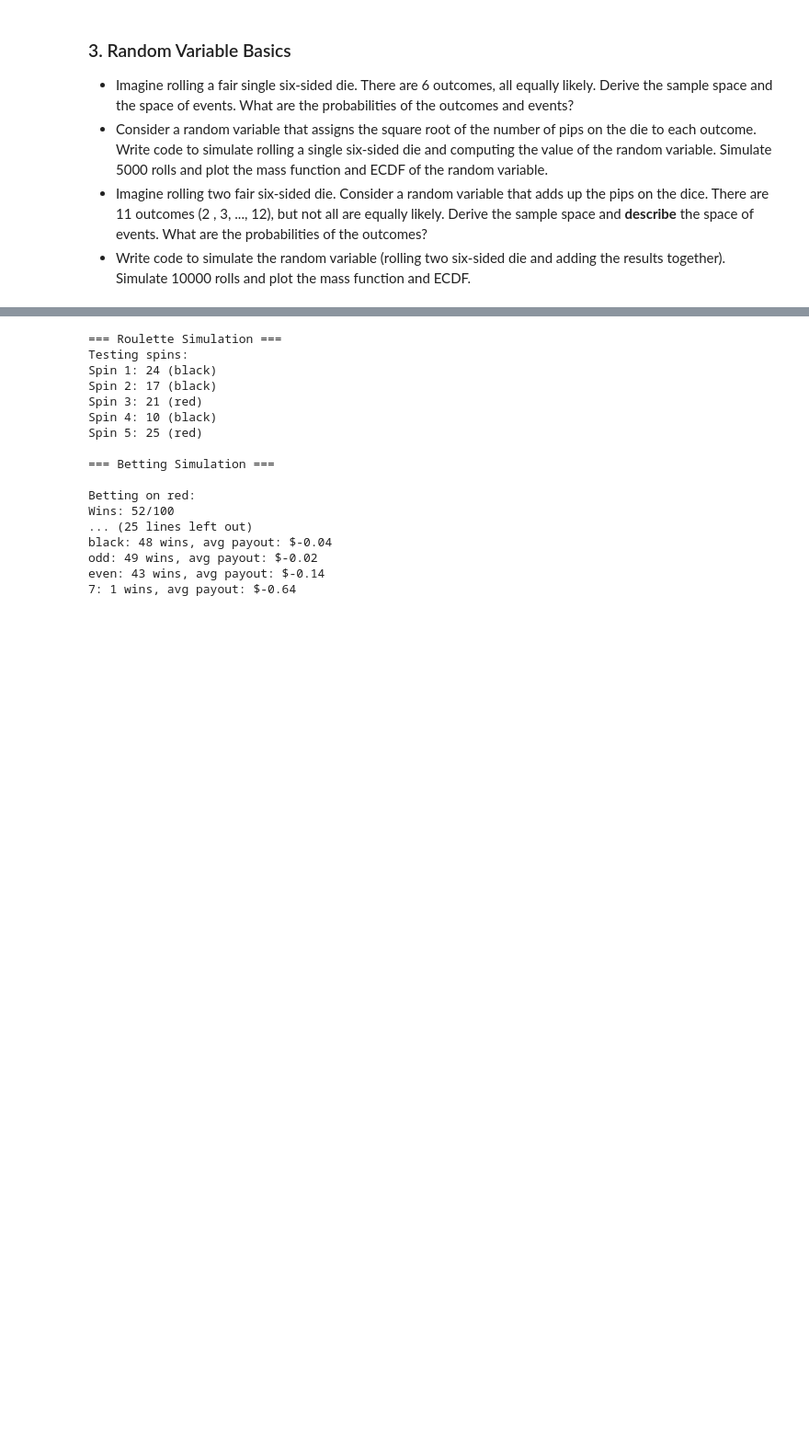
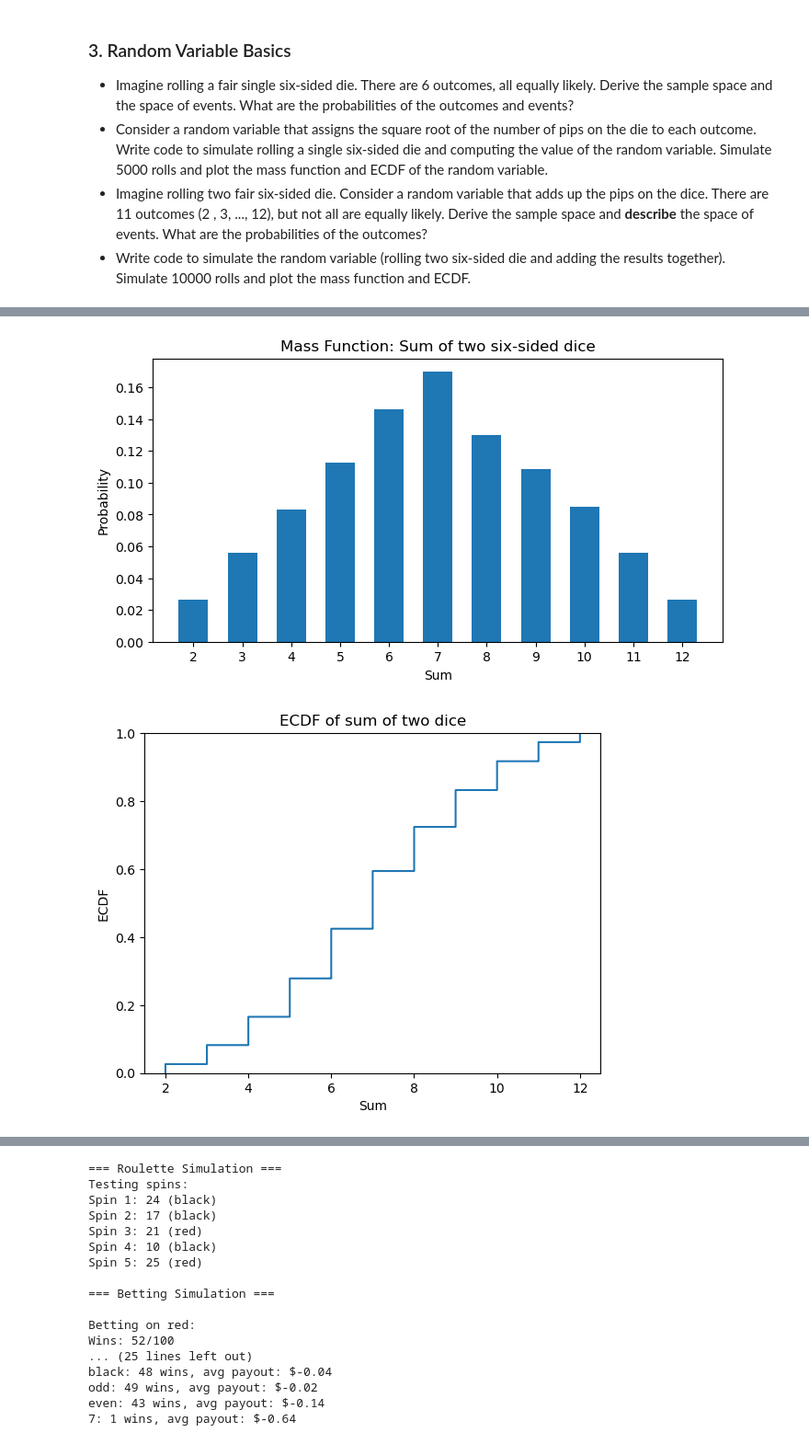
Before and after one commit to shawn01-kubo/DS-5030-Assignment6, a Jupyter notebook: assignment_6.ipynb, the cells around one changed output, grey strips where cells are left out. Shown at 92% size. Cells and saved outputs as stored; diff of their text form; code cells hidden in the pictures; blank space fills up the shorter version.

```diff
--- a/assignment_6.ipynb
+++ b/assignment_6.ipynb
@@ -202,3 +145,28 @@ First 10 sums: [10, 5, 11, 8, 4, 5, 9, 6, 6, 7]
+# %%
+n_rolls = 10000
+die1 = rng.integers(1, 7, size=n_rolls)
+die2 = rng.integers(1, 7, size=n_rolls)
+sums = die1 + die2
+
+values, counts = np.unique(sums, return_counts=True)
+probs = counts / n_rolls
+
+plt.figure(figsize=(8, 4))
+plt.bar(values, probs, width=0.6)
+plt.title("Mass Function: Sum of two six-sided dice")
+plt.xlabel("Sum")
+plt.ylabel("Probability")
+plt.xticks(values)
+plt.show()
+
+sns.ecdfplot(sums)
+plt.title("ECDF of sum of two dice")
+plt.xlabel("Sum")
+plt.ylabel("ECDF")
+plt.show()
+# %% [output]
+[figure, added]
+[figure, added]
 # %% [markdown]
 ### 4. Roulette
 
```
Also changed, not shown: parts of 12 cells of this notebook, 23 other files.
